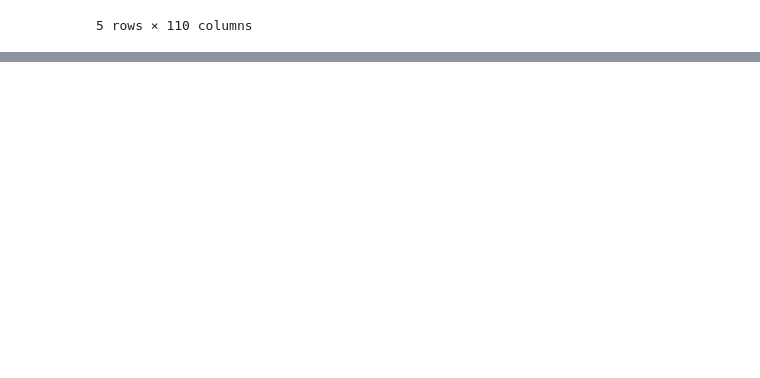
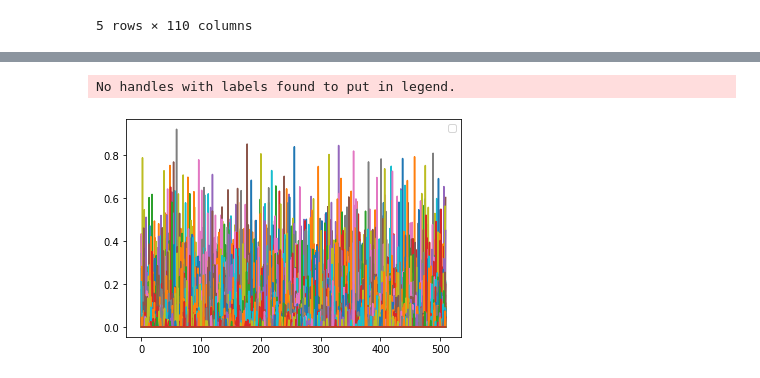
Before and after one commit to Bharat23/medium-tags, a Jupyter notebook: Untitled3.ipynb, the cells around one changed output, grey strips where cells are left out. Cells and saved outputs as stored; diff of their text form; code cells hidden in the pictures; blank space fills up the shorter version.

```diff
--- a/Untitled3.ipynb
+++ b/Untitled3.ipynb
@@ -5,7 +5,13 @@ import pandas as pd
 import numpy as np
 # %%
 data = pd.read_csv('Data_1_1000.csv')
-data.head()
+
+split = 0.70
+split_index = int(len(data)*split);
+
+train = data[:split_index]
+test = data[split_index:]
+train.head()
 # %% [output]
 |  | Unnamed: 0 | url | X | Title | Subtitle | Image | Author | Publication | Year | Month | ... |
 | 0 | 1 | https://astrosroof.mlblogs.com/ro... | 1728 | Roof Closed8/17 | Roof: | 0 | Michael Hurley | Astros Roof and Gate Report | 2017 | 8 | ... |
@@ -15,24 +21,25 @@ data.head()
 | 4 | 5 | https://blog.ekbana.com/dartscool... | 6453 | Dartscool | December 20, 2016 | 1 | EKbana | EKbana | 2017 | 8 | ... |
 5 rows × 110 columns
 # %%
-tag_cols = data.iloc[:, 14:-1]
-content_col = data.iloc[:, -1]
+tag_cols = train.iloc[:, 14:-1]
+content_col = train.iloc[:, -1]
 # %%
 from sklearn.feature_extraction.text import TfidfVectorizer
 import re
 
+# filter and remove numbers
 filtered_content_col = []
 for i in range(len(content_col)):
   filtered_content_col.append(re.sub(r'[\d\_]+', '', content_col[i]))
 
-for i in range(len(filtered_content_col)):
-  filtered_content_col[i] = re.sub(r'\\u', '', filtered_content_col[i])
 
-filtered_content_col
 
-# vectorized = TfidfVectorizer(stop_words='english')
-# d = vectorized.fit_transform(filtered_content_col)
+# generate TFIDF vectorizer
+vectorized = TfidfVectorizer(stop_words='english', min_df = 0.01)
+d = vectorized.fit_transform(filtered_content_col)
 
-# vectorized.get_feature_names()
-# d.shape
+# create a dataframe of the matrix
+vocab_dataframe = pd.DataFrame(d.todense(), index=[x for x in range(0, len(filtered_content_col))], columns=vectorized.get_feature_names())
+
+print(vocab_dataframe)
 # %% [output]
@@ -55,0 +94,9 @@ filtered_content_col
+# %%
+import matplotlib.pyplot as plt
+
+plt.plot(vocab_dataframe)
+plt.legend()
+plt.show()
+# %% [output]
+No handles with labels found to put in legend.
+[figure, added]
```
Also changed, not shown: parts of 4 cells of this notebook.
